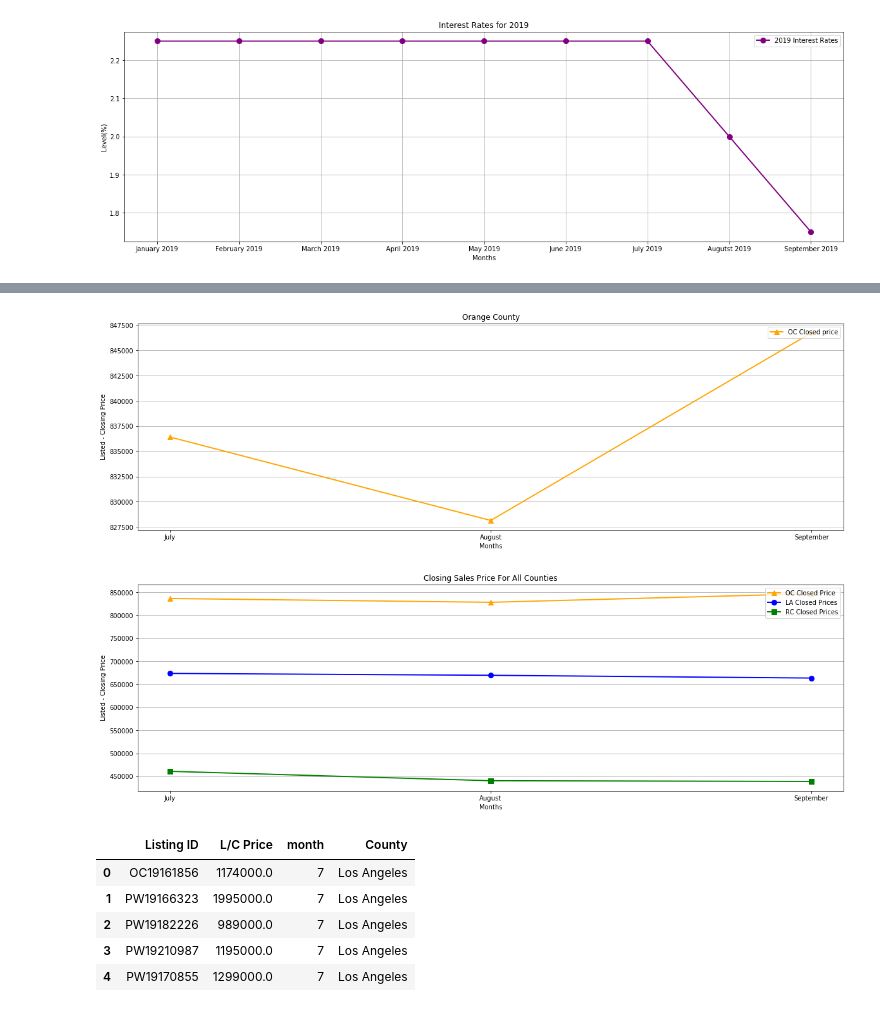
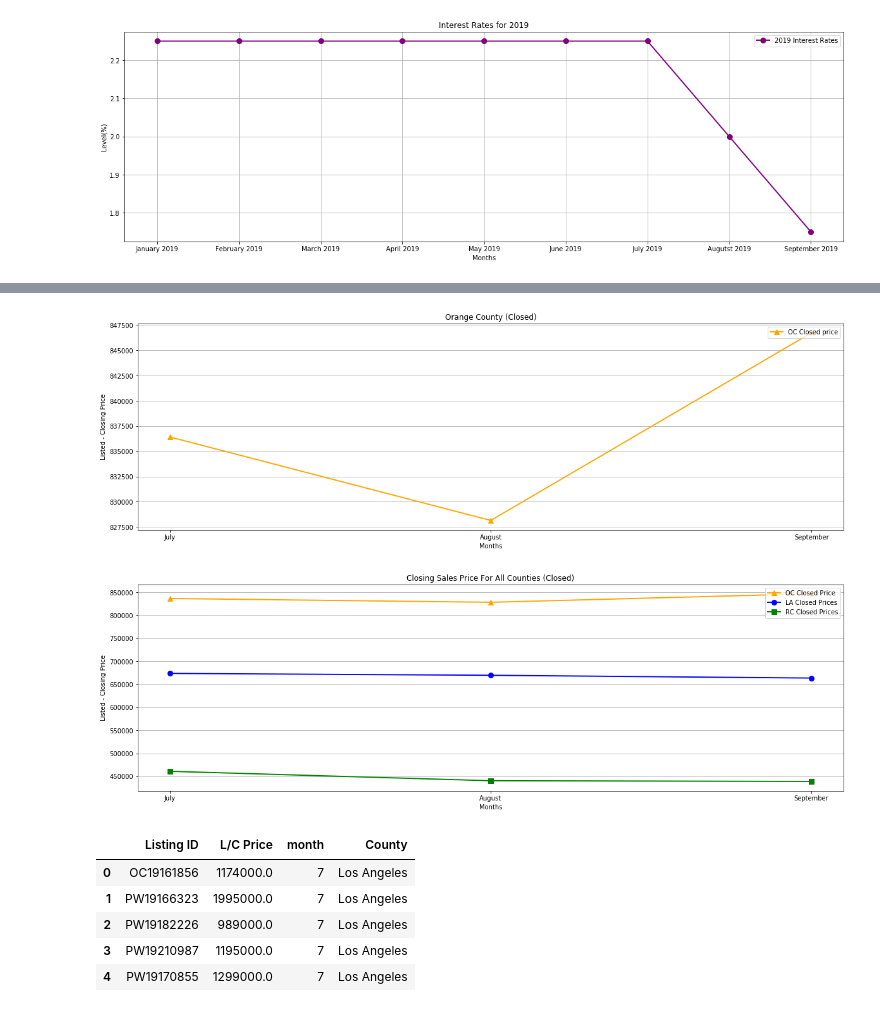
Before and after one commit to nickbatkhan/RealestateanalysisCA2019, a Jupyter notebook: Real_Estate_in_CA.ipynb, the cells around one changed output, grey strips where cells are left out. Cells and saved outputs as stored; diff of their text form; code cells hidden in the pictures.

```diff
--- a/Real_Estate_in_CA.ipynb
+++ b/Real_Estate_in_CA.ipynb
@@ -356,15 +301,15 @@ OC_Closed_df
 # %%
 # Orange County Closed Graph 2019
 figure(num=None, figsize=(20,6))
 plt.xticks(np.arange(7,10),('July', 'August', 'September'))
 plt.plot(OC_Closed_df['month'], OC_Closed_df['L/C Price'], color = "orange", marker = '^', ms = 8, label = "OC Closed price", linewidth=1.90)
 plt.legend(loc = "upper right")
-plt.title("Orange County")
+plt.title("Orange County (Closed)")
 plt.xlabel("Months")
 plt.ylabel("Listed - Closing Price")
 plt.grid(axis = "y")
 # %% [output]
-[figure, old version]
+[figure, new version]
 # %%
 #All Counties_Closed Graph 2019
 
@@ -374,12 +319,12 @@ plt.plot(OC_Closed_df['month'], OC_Closed_df['L/C Price'], color = "orange", mar
 plt.plot(LA_Closed_df['month'], LA_Closed_df['L/C Price'], color = "blue", marker = 'o', ms = 8, label = "LA Closed Prices", linewidth=1.90)
 plt.plot(RC_Closed_df['month'], RC_Closed_df['L/C Price'], color = "green", marker = 's', ms = 8, label = "RC Closed Prices", linewidth=1.90)
 plt.legend(loc = "upper right")
-plt.title("Closing Sales Price For All Counties")
+plt.title("Closing Sales Price For All Counties (Closed)")
 plt.xlabel("Months")
 plt.ylabel("Listed - Closing Price")
 plt.grid(axis = "y")
 # %% [output]
-[figure, old version]
+[figure, new version]
 # %%
 summer_current_LA.head()
 # %% [output]
```
Also changed, not shown: parts of 18 cells of this notebook, 1 other file.
